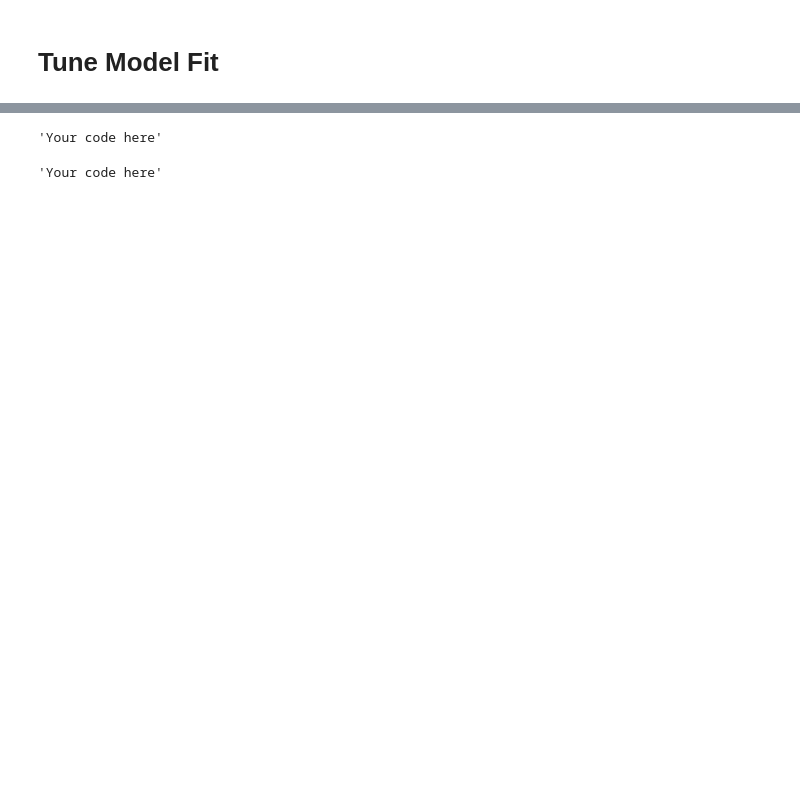
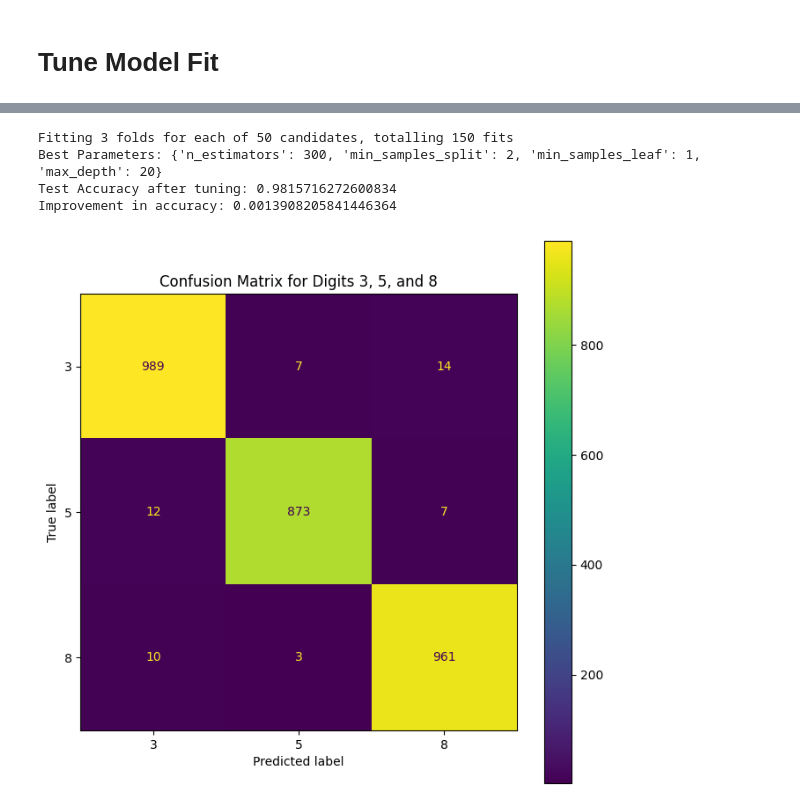
Before and after one commit to KelvynBladen/ml_intro, a Jupyter notebook: mnist_worksheet1.ipynb, the cells around one changed output, grey strips where cells are left out. Drawn from its saved outputs; the diff is of its cells as text; code cells hidden in the pictures; blank space fills up the shorter version.

```diff
--- a/mnist_worksheet1.ipynb
+++ b/mnist_worksheet1.ipynb
@@ -103,16 +114,52 @@ print(x_train[1].shape)
-# %%
-# Compute and plot a confusion matrix.
-
-'Your code here'
-
-# Where are misclassifications occurring?
-# %% [output]
-'Your code here'
-# %%
-# Plot some of the misclassifications.
-
-'Your code here'
-
-# Can you see why the model made the misclassifications it did?
-# %% [output]
-'Your code here'
+# %%
+from sklearn.model_selection import RandomizedSearchCV
+
+# Define the parameter distribution
+param_dist = {
+    'n_estimators': [100, 200, 300],
+    'max_depth': [None, 10, 20, 30],
+    'min_samples_split': [2, 5, 10],
+    'min_samples_leaf': [1, 2, 4]
+}
+
+# Initialize the RandomizedSearchCV object
+random_search = RandomizedSearchCV(estimator=rf, param_distributions=param_dist, n_iter=50, cv=3, n_jobs=-1, verbose=2, random_state=42)
+
+# Fit the model
+random_search.fit(x_train_3classes, y_train_3classes)
+
+# Get the best parameters and best estimator
+best_params = random_search.best_params_
+best_rf = random_search.best_estimator_
+
+# Generate predictions on the test set and calculate the overall accuracy of the model on the test set
+y_test_pred_tuned = best_rf.predict(x_test_3classes)
+test_accuracy_tuned = accuracy_score(y_test_3classes, y_test_pred_tuned)
+
+print(f'Best Parameters: {best_params}')
+print(f'Test Accuracy after tuning: {test_accuracy_tuned}')
+
+# Does tuning the model improve the accuracy? How much?
+# Was the tuning accuracy worth the extra time?
+print(f'Improvement in accuracy: {test_accuracy_tuned - test_accuracy}')
+# %% [output]
+Fitting 3 folds for each of 50 candidates, totalling 150 fits
+Best Parameters: {'n_estimators': 300, 'min_samples_split': 2, 'min_samples_leaf': 1, 'max_depth': 20}
+Test Accuracy after tuning: 0.9815716272600834
+Improvement in accuracy: 0.0013908205841446364
+# %%
+from sklearn.metrics import confusion_matrix, ConfusionMatrixDisplay
+
+# Compute confusion matrix
+cm = confusion_matrix(y_test_3classes, y_test_pred_tuned)
+
+# Create and plot confusion matrix display
+disp = ConfusionMatrixDisplay(confusion_matrix=cm, display_labels=[3, 5, 8])
+fig, ax = plt.subplots(figsize=(8, 8))
+disp.plot(ax=ax)
+plt.title('Confusion Matrix for Digits 3, 5, and 8')
+plt.show()
+# What do you notice about the confusion matrix?
+#3 and 8 are most often confused with eachother. In general most things are predicted to be 3 overall, including 5 and 8.
+# %% [output]
+[figure, added]
```
Also changed, not shown: parts of 7 cells of this notebook.
